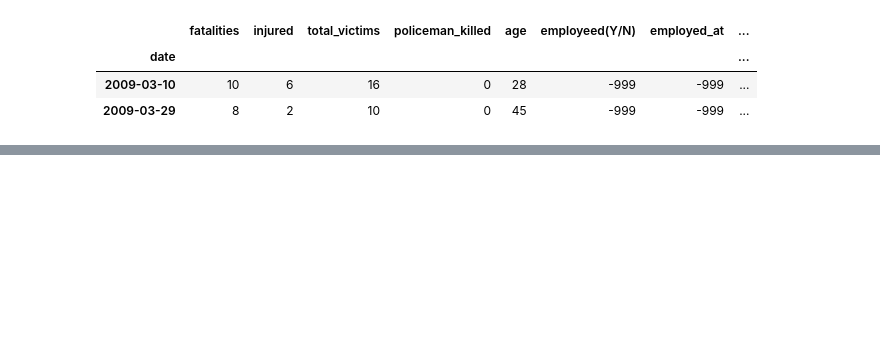
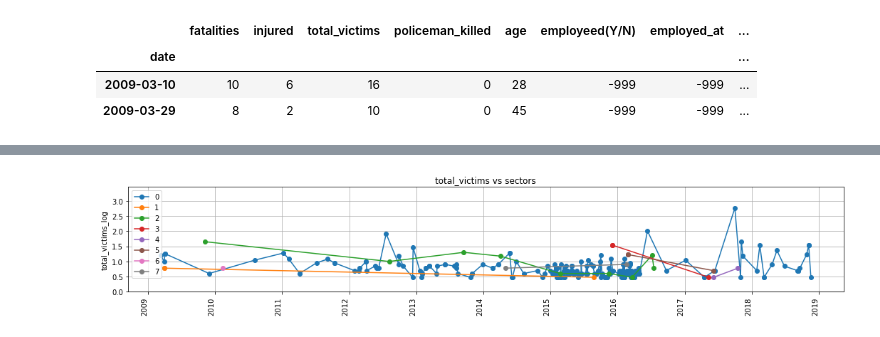
Before and after one commit to BinhKieu82/Springboard_Capstone2, a Jupyter notebook: notebooks/03_exploratory_data_analysis.ipynb, the cells around one changed output, grey strips where cells are left out. Saved outputs shown, nothing was run; the diff lists cells and outputs as text; code cells hidden in the pictures; blank space fills up the shorter version.

```diff
--- a/notebooks/03_exploratory_data_analysis.ipynb
+++ b/notebooks/03_exploratory_data_analysis.ipynb
@@ -119,0 +241,5 @@ memory usage: 40.0+ KB
+# %%
+plot_gb_time_series(mass_shooting, 'date', 'sectors', 'total_victims_log',
+                    figsize=(18, 3), title='total_victims vs sectors')
+# %% [output]
+[figure, added]
```
Also changed, not shown: parts of 29 cells of this notebook, 3 other files.
